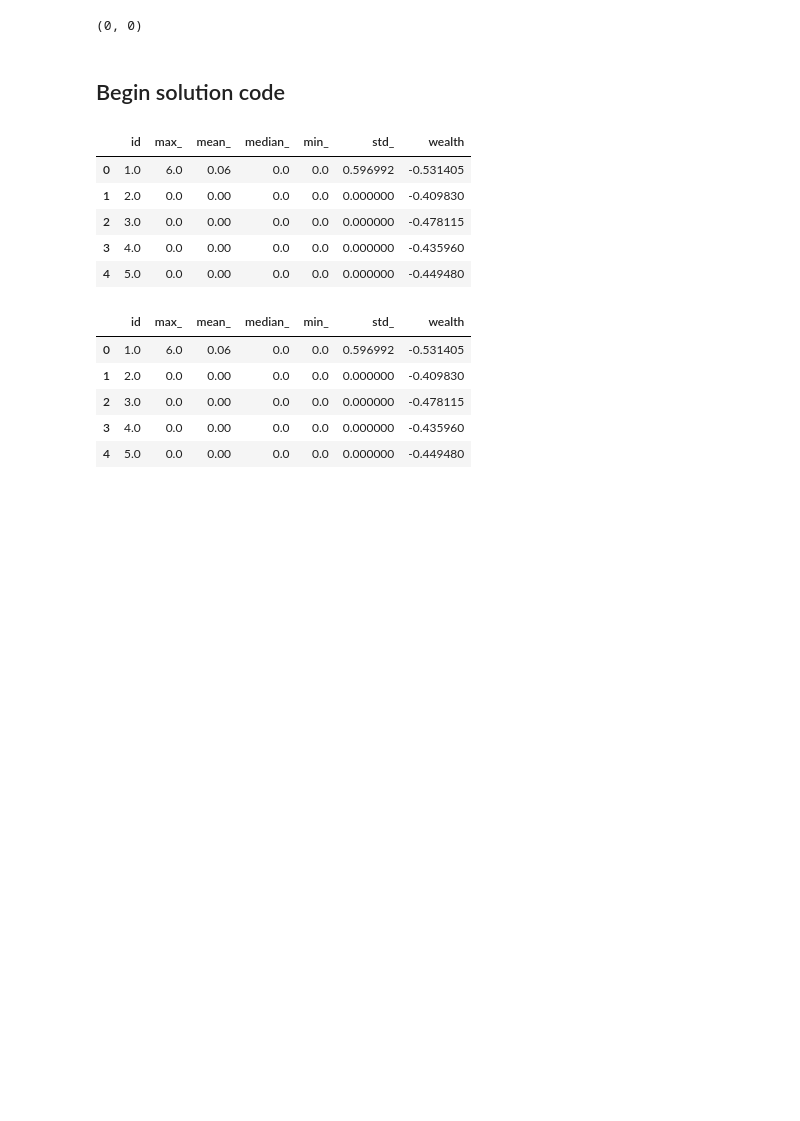
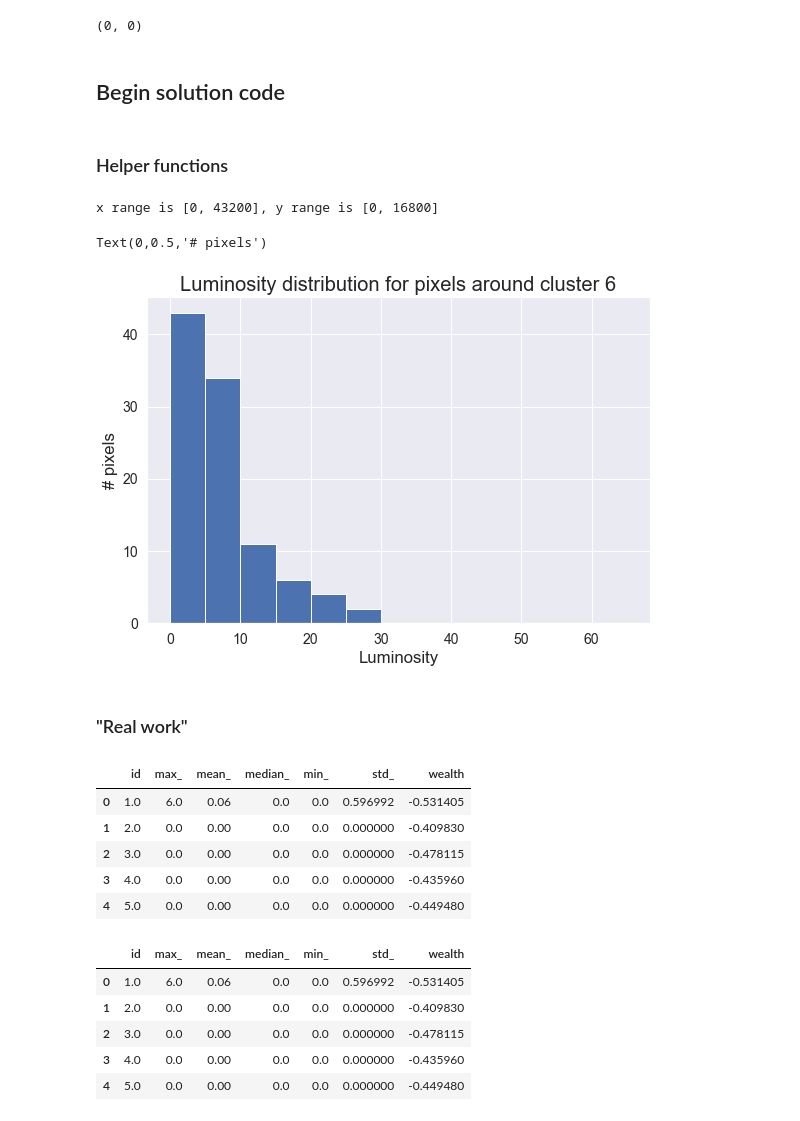
Before and after one commit to wetchler/bdd, a Jupyter notebook: PS1/BDD2019-PS1.ipynb, the cells around one changed output. Drawn from its saved outputs; the diff is of its cells as text; code cells hidden in the pictures; blank space fills up the shorter version.

```diff
--- a/PS1/BDD2019-PS1.ipynb
+++ b/PS1/BDD2019-PS1.ipynb
@@ -328,6 +333,12 @@ fig.savefig('wealth_index.png')
 [figure]
 # %%
 df_final.to_csv('data/computed_rwanda_cluster_avg_asset_2010.csv', index=False)
+# %%
+# In subsequent runs of this notebook, just load the given solution file.
+df_solution = pd.read_csv('/Users/everettwetchler/src/bdd/PS1/intermediate_files/rwanda_cluster_avg_asset_2010.csv')
+df_solution.set_index('cluster', inplace=True, drop=False)
+df_solution.head()
+del df_final
 # %% [markdown]
 <div style="background-color: #800000;height: 20px"></div>
 
@@ -422,7 +433,7 @@ def read_raster(raster_file):
     return (x_size, top_left_x_coords, top_left_y_coords, centroid_x_coords, centroid_y_coords, bands_data)
 # %%
 # Helper function to get the pixel index of the point
-def get_cell_idx(lon, lat, top_left_x_coords, top_left_y_coords):
+def get_cell_idx(lon=None, lat=None, top_left_x_coords=None, top_left_y_coords=None):
     """
     Function
     --------
@@ -538,0 +516,2 @@ def get_area_luminosity_values(lon, lat):
+# %% [markdown]
+### Helper functions
@@ -539,3 +561,46 @@ def get_area_luminosity_values(lon, lat):
+# %%
+# Crude way to test the function above (get_surrounding_coordinates)
+
+# Test even and odd box sizes
+assert get_surrounding_coordinates(100, 200, box_size=10) == (95, 104, 195, 204)
+assert get_surrounding_coordinates(100, 200, box_size=11) == (95, 105, 195, 205)
+
+# Text points near the edge of the map
+xmax = len(top_left_x_coords) - 1
+ymax = len(top_left_y_coords) - 1
+print("x range is [0, %d], y range is [0, %d]" % (xmax, ymax))
+assert(xmax == 43200)
+assert(ymax == 16800)
+assert get_surrounding_coordinates(1, ymax - 1, box_size=11) == (0, 6, ymax - 6, ymax)
+# %% [output]
+x range is [0, 43200], y range is [0, 16800]
+# %%
+def get_area_luminosity_values(lon=None, lat=None):
+    '''Return list of luminosity values for pixels within 10km of a point.'''
+    x, y = get_cell_idx(lon=lon, lat=lat, top_left_x_coords=top_left_x_coords, top_left_y_coords=top_left_y_coords)
+
+    x_start, x_end, y_start, y_end = get_surrounding_coordinates(x, y, box_size=10)
+
+    luminosities = []
+    for xx in range(x_start, x_end + 1):
+        for yy in range(y_start, y_end + 1):
+            luminosities.append(bands_data[yy][xx][0])
+    return luminosities
+# %%
+# Sanity check a cluster
+samp_cluster_idx = 6  # Pick a cluster with a mix of luminosities
+cluster = df_solution.loc[samp_cluster_idx]
+fig, ax = plt.subplots(1)
+s = pd.Series(get_area_luminosity_values(lat=cluster['latitude'], lon=cluster['longitude']))
+s.hist(ax=ax, bins=np.arange(0, 70, 5))
+ax.set_title("Luminosity distribution for pixels around cluster %d" % samp_cluster_idx)
+ax.set_xlabel("Luminosity")
+ax.set_ylabel("# pixels")
+# %% [output]
+Text(0,0.5,'# pixels')
+[figure, added]
+# %% [markdown]
+### "Real work"
 # %%
 # Build our complete dataframe for modelling
 d = df_solution.T.to_dict()
```
Also changed, not shown: parts of 56 cells of this notebook.
